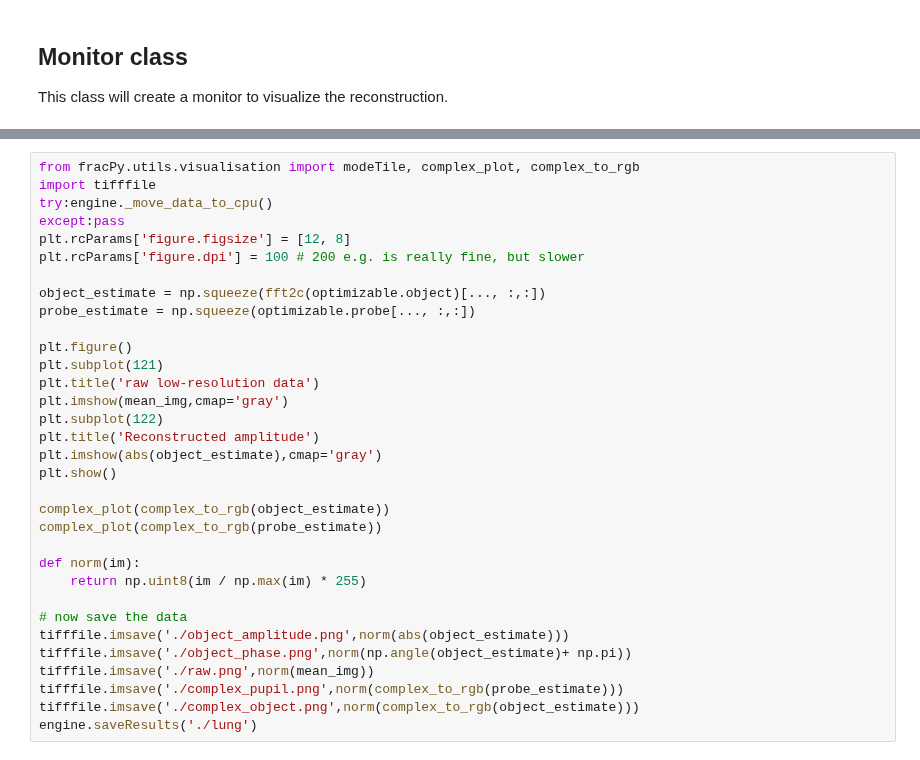
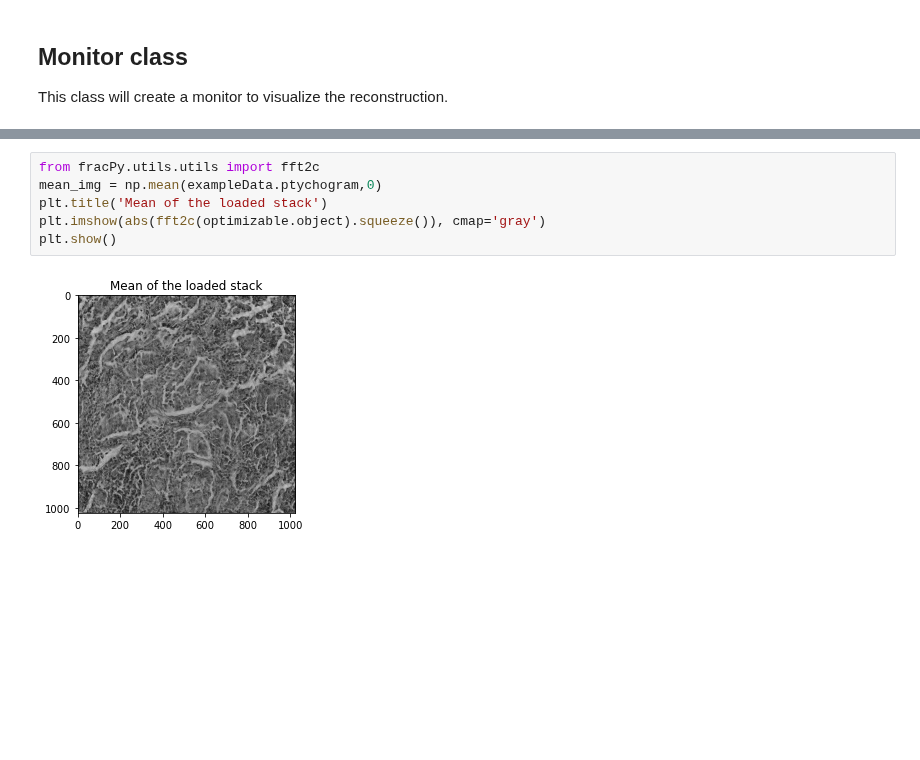
Before and after one commit to PtyLab/PtyLab.py, a Jupyter notebook: jupyter_tutorials/jupyter_tutorials_tutorial_FPM.ipynb, the cells around one changed output, grey strips where cells are left out. Cells and saved outputs as stored; diff of their text form; blank space fills up the shorter version.

```diff
--- a/jupyter_tutorials/jupyter_tutorials_tutorial_FPM.ipynb
+++ b/jupyter_tutorials/jupyter_tutorials_tutorial_FPM.ipynb
@@ -350,33 +134,8 @@ except:pass
-# %%
-from fracPy.utils.visualisation import modeTile, complex_plot, complex_to_rgb
-import tifffile
-try:engine._move_data_to_cpu()
-except:pass
-plt.rcParams['figure.figsize'] = [12, 8]
-plt.rcParams['figure.dpi'] = 100 # 200 e.g. is really fine, but slower
-
-object_estimate = np.squeeze(fft2c(optimizable.object)[..., :,:])
-probe_estimate = np.squeeze(optimizable.probe[..., :,:])
-
-plt.figure()
-plt.subplot(121)
-plt.title('raw low-resolution data')
-plt.imshow(mean_img,cmap='gray')
-plt.subplot(122)
-plt.title('Reconstructed amplitude')
-plt.imshow(abs(object_estimate),cmap='gray')
-plt.show()
-
-complex_plot(complex_to_rgb(object_estimate))
-complex_plot(complex_to_rgb(probe_estimate))
-
-def norm(im):
-    return np.uint8(im / np.max(im) * 255)
-
-# now save the data
-tifffile.imsave('./object_amplitude.png',norm(abs(object_estimate)))
-tifffile.imsave('./object_phase.png',norm(np.angle(object_estimate)+ np.pi))
-tifffile.imsave('./raw.png',norm(mean_img))
-tifffile.imsave('./complex_pupil.png',norm(complex_to_rgb(probe_estimate)))
-tifffile.imsave('./complex_object.png',norm(complex_to_rgb(object_estimate)))
-engine.saveResults('./lung')
+# %%
+from fracPy.utils.utils import fft2c
+mean_img = np.mean(exampleData.ptychogram,0)
+plt.title('Mean of the loaded stack')
+plt.imshow(abs(fft2c(optimizable.object).squeeze()), cmap='gray')
+plt.show()
+# %% [output]
+[figure, added]
```
Also changed, not shown: parts of 28 cells of this notebook, 9 other files.
